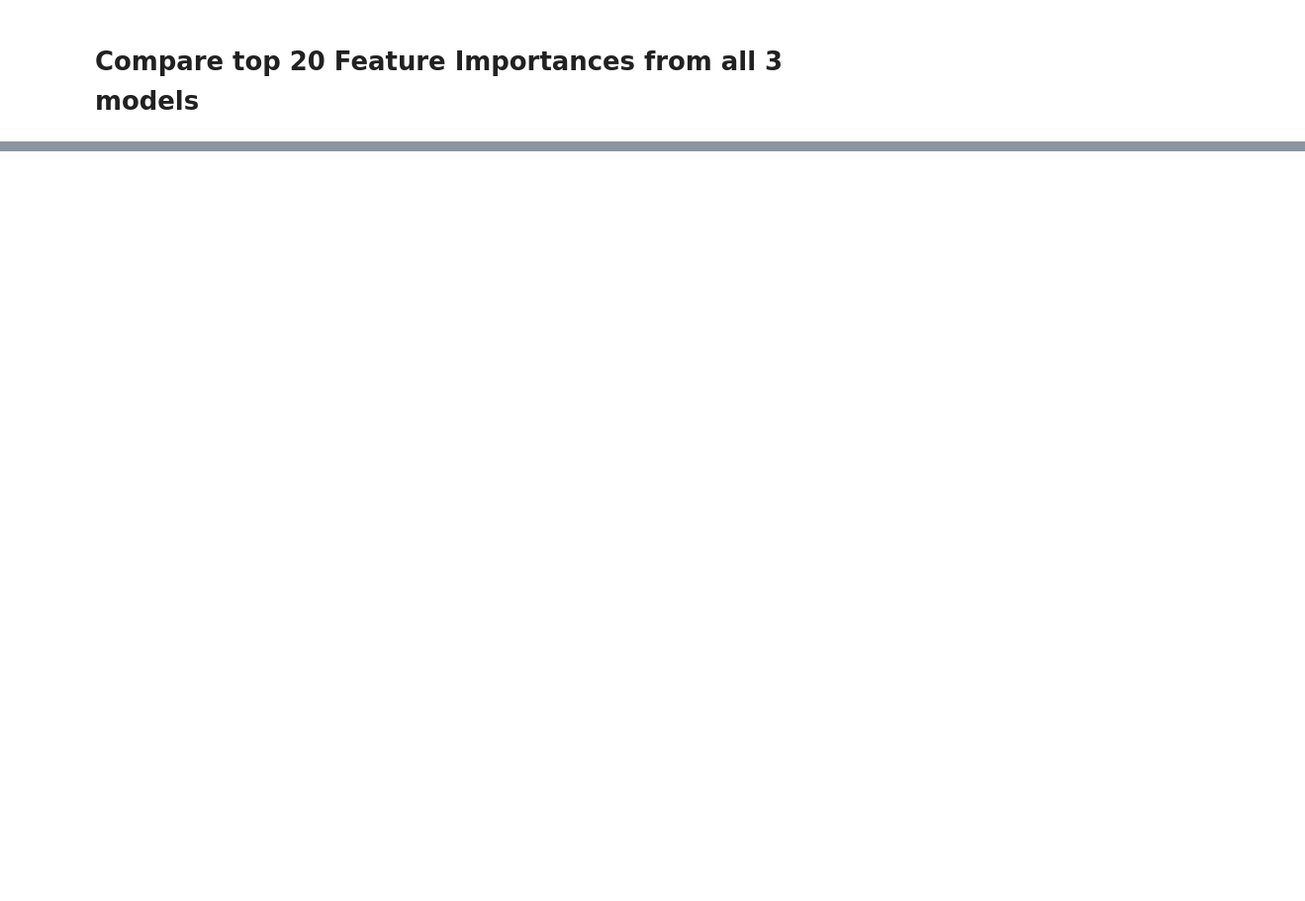
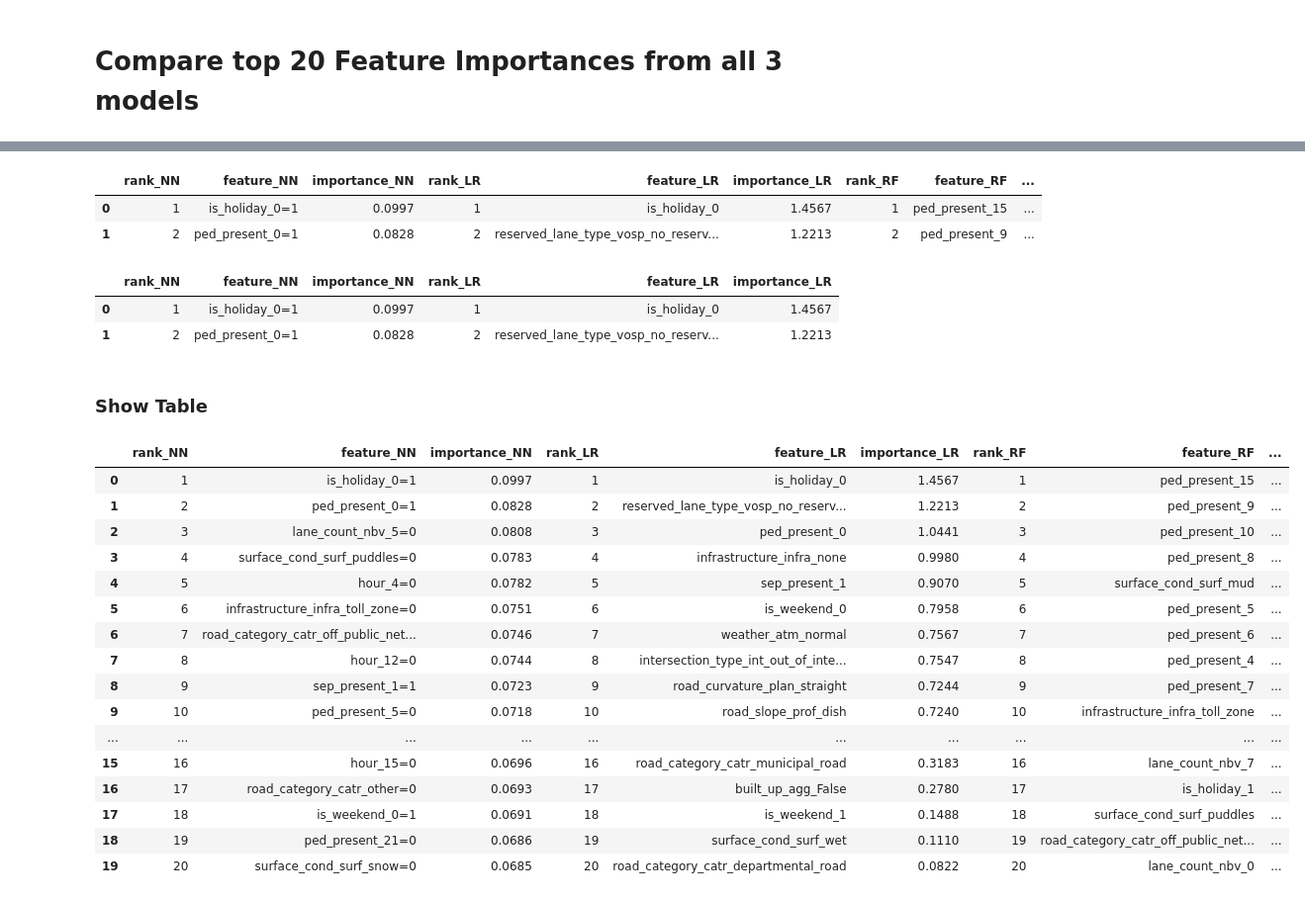
Before and after one commit to August-JF-Perez/AugustP_Crash_Location_Characterization, a Jupyter notebook: Capstone_3_Everything.ipynb, the cells around one changed output, grey strips where cells are left out. Shown at 99% size. Drawn from its saved outputs; the diff is of its cells as text; code cells hidden in the pictures; blank space fills up the shorter version.

```diff
--- a/Capstone_3_Everything.ipynb
+++ b/Capstone_3_Everything.ipynb
@@ -4107,0 +4152,37 @@ display(Image(filename='figures/plot_top_20_nn.png'))
+# %%
+#add rank col so the full df can be sorted however desired and it's still quick to compare where each feature ranks per model
+
+#reset the indices just in case not in order already
+feats_logreg = feats_logreg.reset_index(drop=True)
+feats_rf = feats_rf.reset_index(drop=True)
+feats_nn = feats_nn.reset_index(drop=True)
+
+#reset indices again but drop=False and have that col named rank_xx (suffixed by model type in later cell)
+
+feats_logreg = feats_logreg.reset_index(drop=False, names='rank')
+feats_rf = feats_rf.reset_index(drop=False, names='rank')
+feats_nn = feats_nn.reset_index(drop=False, names='rank')
+
+#add 1 to rank cols
+
+feats_logreg['rank'] = feats_logreg['rank'] + 1
+
+feats_rf['rank'] = feats_rf['rank'] + 1
+
+feats_nn['rank'] = feats_nn['rank'] + 1
+# %%
+#add model specific suffixes
+feats_logreg.columns = feats_logreg.columns.str.lower()
+feats_logreg = feats_logreg.add_suffix('_LR')
+
+feats_rf.columns = feats_rf.columns.str.lower()
+feats_rf = feats_rf.add_suffix('_RF')
+
+feats_nn.columns = feats_nn.columns.str.lower()
+feats_nn = feats_nn.add_suffix('_NN')
+# %%
+feats_logreg['importance_LR'] = round(feats_logreg['importance_LR'], 4)
+
+feats_rf['importance_RF'] = round(feats_rf['importance_RF'], 4)
+
+feats_nn['importance_NN'] = round(feats_nn['importance_NN'], 4)
@@ -4107,0 +4201,8 @@ display(Image(filename='figures/plot_top_20_nn.png'))
+# %%
+feats_all = pd.concat([feats_nn, feats_logreg, feats_rf], axis=1)
+# %%
+feats_all.head(2)
+# %% [output]
+|  | rank_NN | feature_NN | importance_NN | rank_LR | feature_LR | importance_LR | rank_RF | feature_RF | ... |
+| 0 | 1 | is_holiday_0=1 | 0.0997 | 1 | is_holiday_0 | 1.4567 | 1 | ped_present_15 | ... |
+| 1 | 2 | ped_present_0=1 | 0.0828 | 2 | reserved_lane_type_vosp_no_reserv... | 1.2213 | 2 | ped_present_9 | ... |
@@ -4107,0 +4216,28 @@ display(Image(filename='figures/plot_top_20_nn.png'))
+# %%
+feats_NN_LR.head(2)
+# %% [output]
+|  | rank_NN | feature_NN | importance_NN | rank_LR | feature_LR | importance_LR |
+| 0 | 1 | is_holiday_0=1 | 0.0997 | 1 | is_holiday_0 | 1.4567 |
+| 1 | 2 | ped_present_0=1 | 0.0828 | 2 | reserved_lane_type_vosp_no_reserv... | 1.2213 |
+# %% [markdown]
+### Show Table
+# %%
+feats_all
+# %% [output]
+|  | rank_NN | feature_NN | importance_NN | rank_LR | feature_LR | importance_LR | rank_RF | feature_RF | ... |
+| 0 | 1 | is_holiday_0=1 | 0.0997 | 1 | is_holiday_0 | 1.4567 | 1 | ped_present_15 | ... |
+| 1 | 2 | ped_present_0=1 | 0.0828 | 2 | reserved_lane_type_vosp_no_reserv... | 1.2213 | 2 | ped_present_9 | ... |
+| 2 | 3 | lane_count_nbv_5=0 | 0.0808 | 3 | ped_present_0 | 1.0441 | 3 | ped_present_10 | ... |
+| 3 | 4 | surface_cond_surf_puddles=0 | 0.0783 | 4 | infrastructure_infra_none | 0.9980 | 4 | ped_present_8 | ... |
+| 4 | 5 | hour_4=0 | 0.0782 | 5 | sep_present_1 | 0.9070 | 5 | surface_cond_surf_mud | ... |
+| 5 | 6 | infrastructure_infra_toll_zone=0 | 0.0751 | 6 | is_weekend_0 | 0.7958 | 6 | ped_present_5 | ... |
+| 6 | 7 | road_category_catr_off_public_net... | 0.0746 | 7 | weather_atm_normal | 0.7567 | 7 | ped_present_6 | ... |
+| 7 | 8 | hour_12=0 | 0.0744 | 8 | intersection_type_int_out_of_inte... | 0.7547 | 8 | ped_present_4 | ... |
+| 8 | 9 | sep_present_1=1 | 0.0723 | 9 | road_curvature_plan_straight | 0.7244 | 9 | ped_present_7 | ... |
+| 9 | 10 | ped_present_5=0 | 0.0718 | 10 | road_slope_prof_dish | 0.7240 | 10 | infrastructure_infra_toll_zone | ... |
+| ... | ... | ... | ... | ... | ... | ... | ... | ... | ... |
+| 15 | 16 | hour_15=0 | 0.0696 | 16 | road_category_catr_municipal_road | 0.3183 | 16 | lane_count_nbv_7 | ... |
+| 16 | 17 | road_category_catr_other=0 | 0.0693 | 17 | built_up_agg_False | 0.2780 | 17 | is_holiday_1 | ... |
+| 17 | 18 | is_weekend_0=1 | 0.0691 | 18 | is_weekend_1 | 0.1488 | 18 | surface_cond_surf_puddles | ... |
+| 18 | 19 | ped_present_21=0 | 0.0686 | 19 | surface_cond_surf_wet | 0.1110 | 19 | road_category_catr_off_public_net... | ... |
+| 19 | 20 | surface_cond_surf_snow=0 | 0.0685 | 20 | road_category_catr_departmental_road | 0.0822 | 20 | lane_count_nbv_0 | ... |
```
Also changed, not shown: parts of 42 cells of this notebook, 1 other file.
